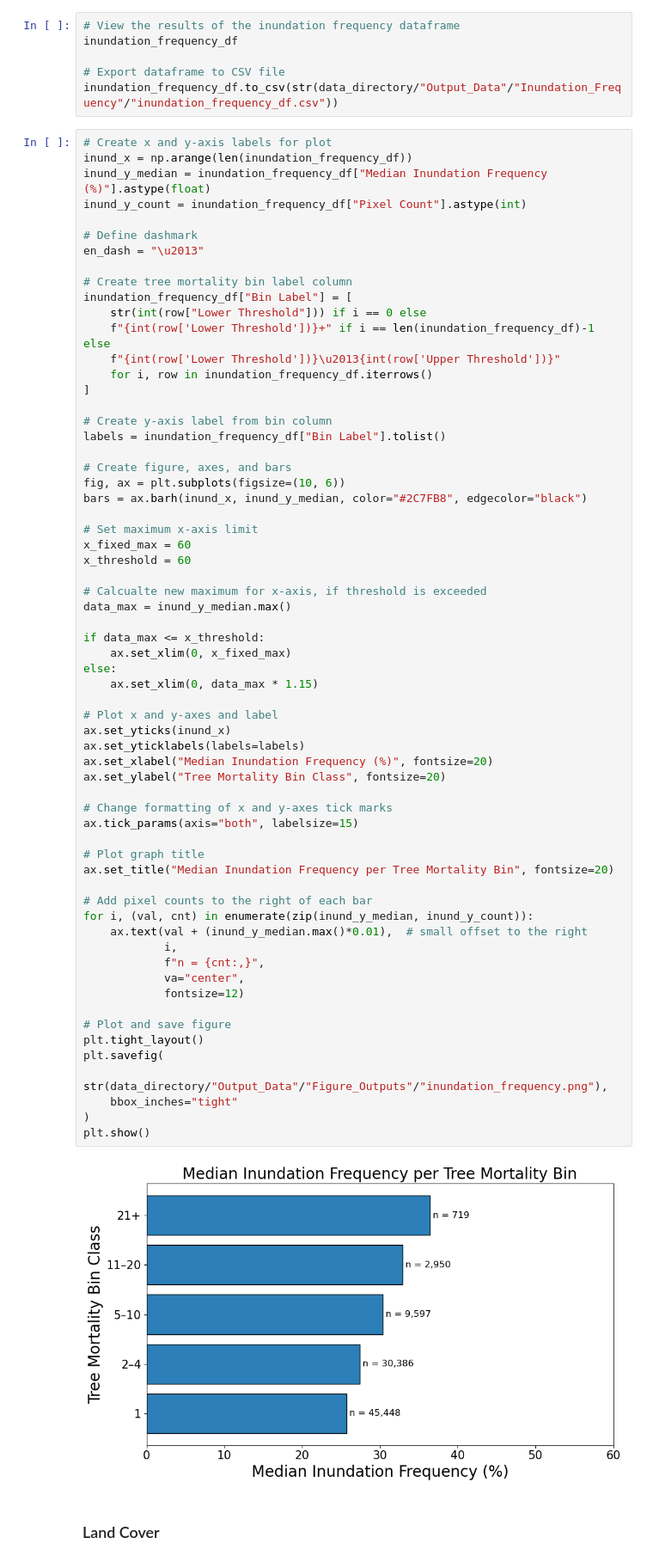
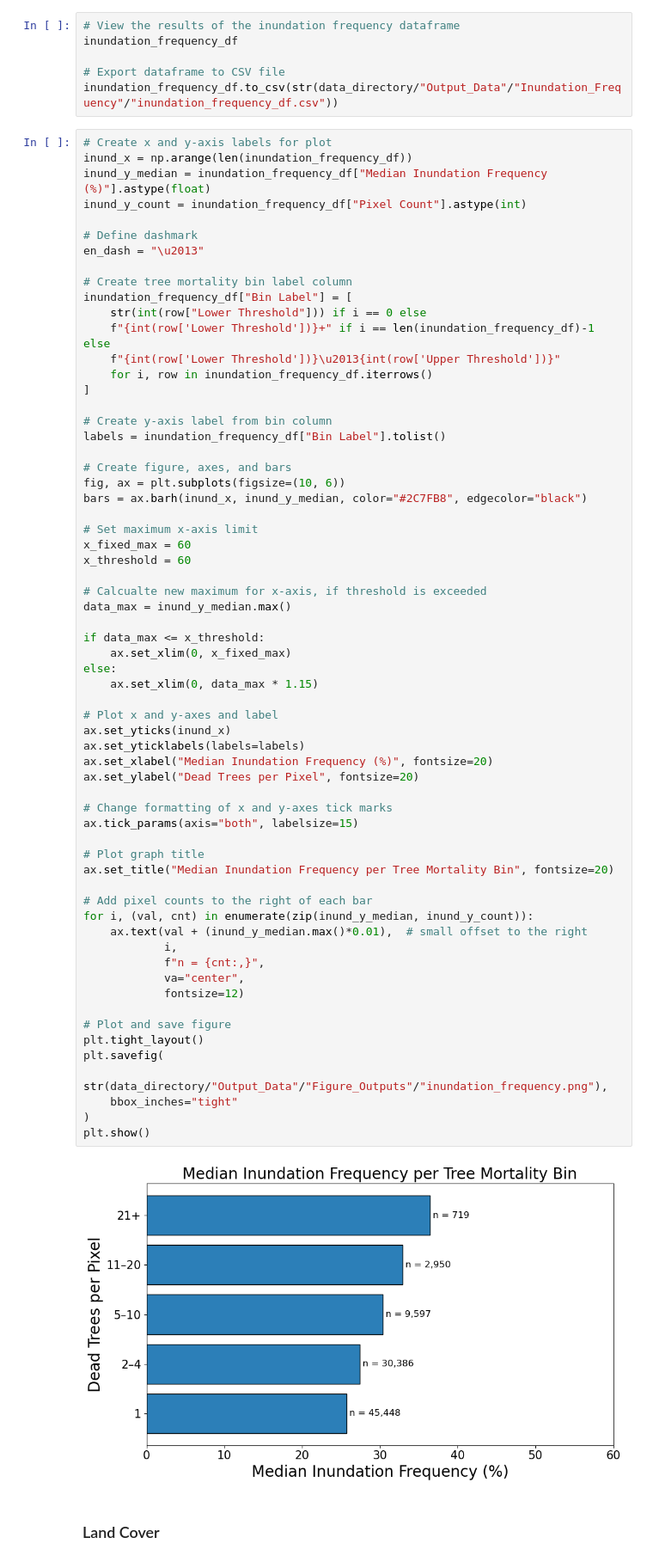
Before and after one commit to ambarfield/Barfield_Andrew_MP, a Jupyter notebook: Tree_Mortality_Script.ipynb, the cells around one changed output. Shown at 86% size. Saved outputs shown, nothing was run; the diff lists cells and outputs as text.

Commit message:
Figure Updates 3/31/26

```diff
--- a/Tree_Mortality_Script.ipynb
+++ b/Tree_Mortality_Script.ipynb
@@ -200,35 +200,35 @@ if data_max <= x_threshold:
 else:
     ax.set_xlim(0, data_max * 1.15)
 
 # Plot x and y-axes and label
 ax.set_yticks(inund_x)
 ax.set_yticklabels(labels=labels)
 ax.set_xlabel("Median Inundation Frequency (%)", fontsize=20)
-ax.set_ylabel("Tree Mortality Bin Class", fontsize=20)
+ax.set_ylabel("Dead Trees per Pixel", fontsize=20)
 
 # Change formatting of x and y-axes tick marks
 ax.tick_params(axis="both", labelsize=15)
 
 # Plot graph title
 ax.set_title("Median Inundation Frequency per Tree Mortality Bin", fontsize=20)
 
 # Add pixel counts to the right of each bar
 for i, (val, cnt) in enumerate(zip(inund_y_median, inund_y_count)):
     ax.text(val + (inund_y_median.max()*0.01),  # small offset to the right
             i,
             f"n = {cnt:,}",
             va="center",
             fontsize=12)
 
 # Plot and save figure
 plt.tight_layout()
 plt.savefig(
     str(data_directory/"Output_Data"/"Figure_Outputs"/"inundation_frequency.png"),
     bbox_inches="tight"
 )
 plt.show()
 # %% [output]
-[figure, old version]
+[figure, new version]
 # %% [markdown]
 ### Land Cover
 # %%
```
Also changed, not shown: parts of 12 cells of this notebook.
